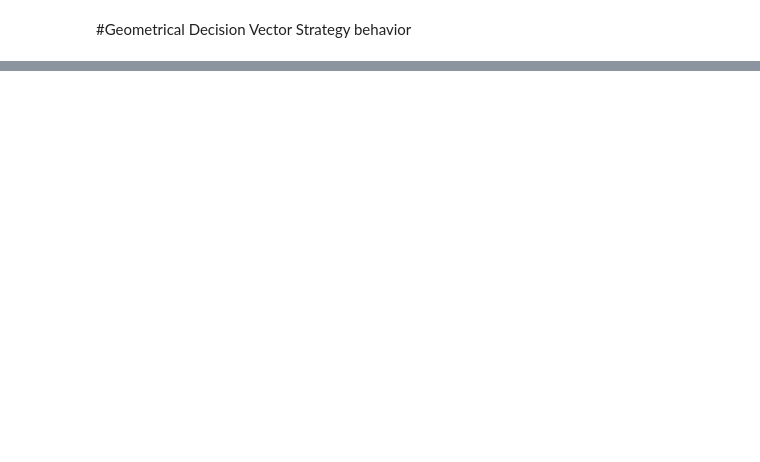
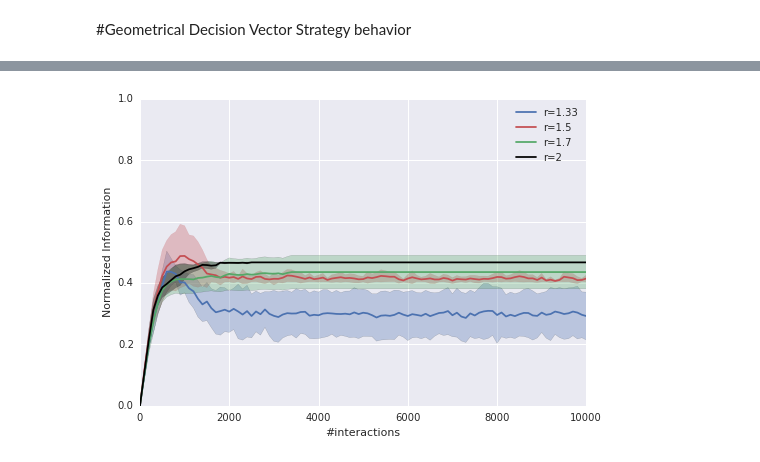
Before and after one commit to flowersteam/naminggamesal, a Jupyter notebook: graphs/Graph3_GeometricalDecisionVector.ipynb, the cells around one changed output, grey strips where cells are left out. Saved outputs shown, nothing was run; the diff lists cells and outputs as text; code cells hidden in the pictures; blank space fills up the shorter version.

```diff
--- a/graphs/Graph3_GeometricalDecisionVector.ipynb
+++ b/graphs/Graph3_GeometricalDecisionVector.ipynb
@@ -59,0 +61,21 @@ TypeError: object() takes no parameters
+# %%
+for i in range(1,len(values)):
+    graph.add_graph(graph_iter(values[i]))
+# %%
+graph.title = ''
+graph.xlabel = '#interactions'
+graph.ylabel = 'Normalized Information'
+
+for i in range(len(graph.Yoptions)):
+    graph.Yoptions[i] = {'label':'r={}'.format(str(values[i]))}
+
+#graph.Yoptions[0]['color'] = ''
+graph.Yoptions[1]['color'] = sns.color_palette()[2]
+#graph.Yoptions[2]['color'] =
+graph.Yoptions[3]['color'] = 'black'
+
+#graph.legendoptions['bbox_to_anchor'] = (0,0,0.4,0.8)
+
+graph.show()
+# %% [output]
+[figure, added]
```
Also changed, not shown: parts of 5 cells of this notebook, 5 other files.
